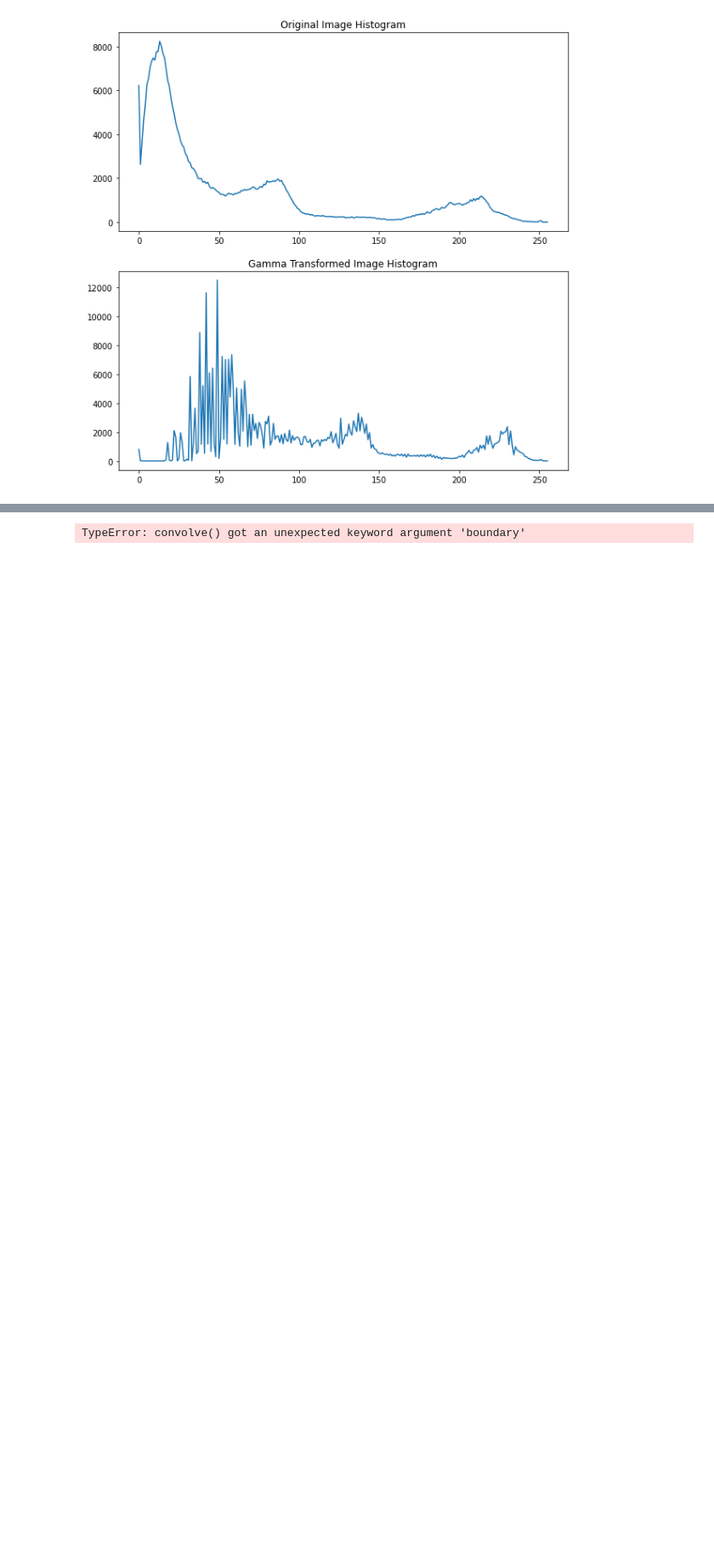
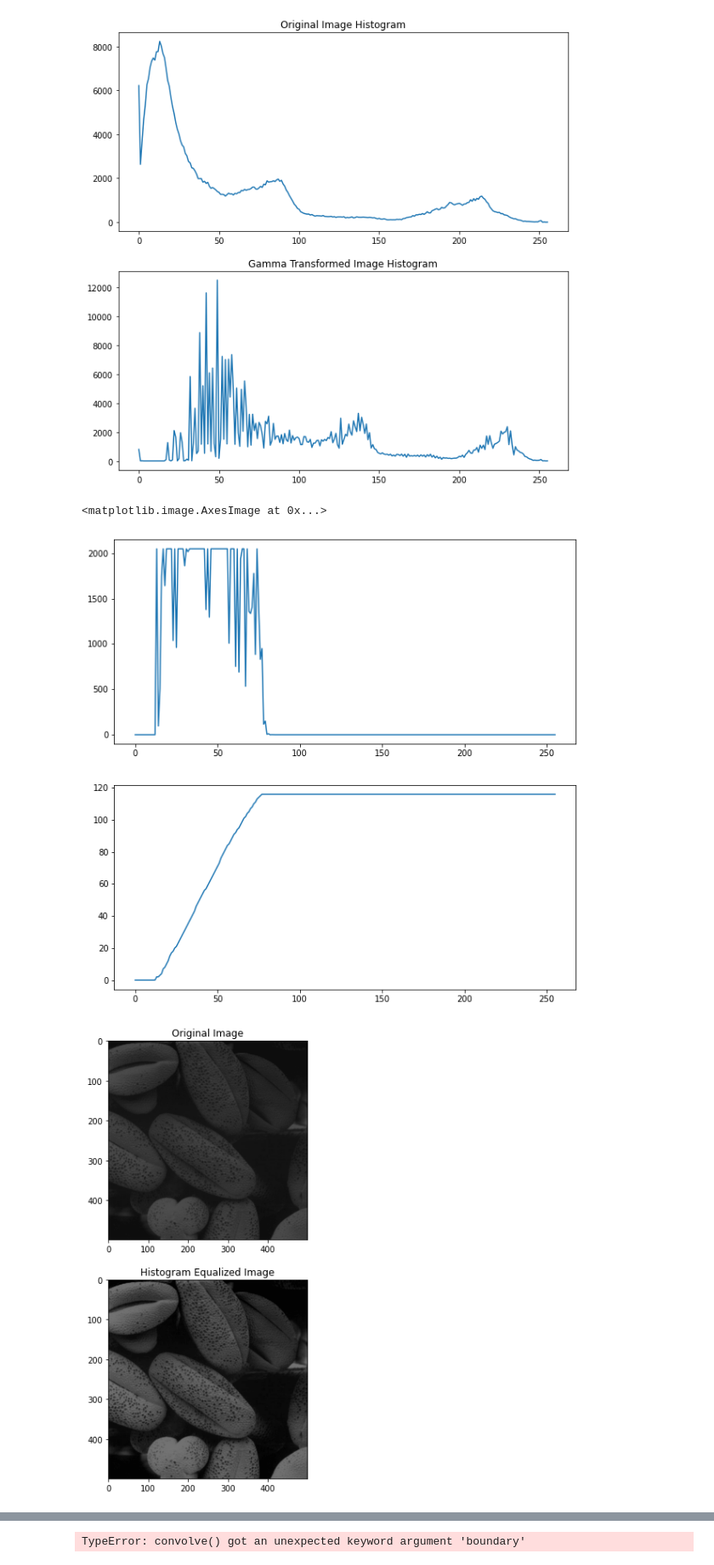
Before and after one commit to RaviduHM99/EN2550-Fundamentals-of-Image-Processing-and-Machine-Vision, a Jupyter notebook: Assignments/Assignment 1/190399L.ipynb, the cells around one changed output, grey strips where cells are left out. Shown at 85% size. Saved outputs shown, nothing was run; the diff lists cells and outputs as text; code cells hidden in the pictures; blank space fills up the shorter version.

```diff
--- a/Assignments/Assignment 1/190399L.ipynb
+++ b/Assignments/Assignment 1/190399L.ipynb
@@ -100,3 +100,52 @@ ax[1].plot(hist_Output )
 [<matplotlib.lines.Line2D at 0x...>]
 [figure]
 [figure]
+# %%
+#Ques 4
+import numpy as np
+import cv2
+
+path = "shells.png"
+img = cv2.imread(path, cv.IMREAD_GRAYSCALE)
+img2 = cv2.imread(path, cv.IMREAD_GRAYSCALE)
+img2 = cv.cvtColor(img2, cv.COLOR_BGR2RGB).astype("uint8")
+a = np.zeros((256,),dtype=np.float16)
+
+height,width=img.shape
+
+#finding histogram
+for i in range(width):
+    for j in range(height):
+        g = img[j,i]
+        a[g] = a[g]+1
+
+#performing histogram equalization
+tmp = 1.0/(height*width)
+b = np.zeros((256,),dtype=np.float16)
+
+for i in range(256):
+    for j in range(i+1):
+        b[i] += a[j] * tmp;
+    b[i] = round(b[i] * 255);
+
+# b now contains the equalized histogram
+b=b.astype(np.uint8)
+
+#Re-map values from equalized histogram into the image
+for i in range(width):
+    for j in range(height):
+        g = img[j,i]
+        img[j,i]= b[g]
+fig, ax = plt.subplots(2,1, figsize=(10,10))
+ax[0].plot(a)
+ax[1].plot(b)
+img = cv.cvtColor(img, cv.COLOR_BGR2RGB).astype("uint8")
+fig, ax = plt.subplots(2,1, figsize=(10,10))
+ax[0].title.set_text("Original Image")
+ax[0].imshow(img2 )
+ax[1].title.set_text("Histogram Equalized Image")
+ax[1].imshow(img )
+# %% [output]
+<matplotlib.image.AxesImage at 0x...>
+[figure, added]
+[figure, added]
```
Also changed, not shown: parts of 5 cells of this notebook.
